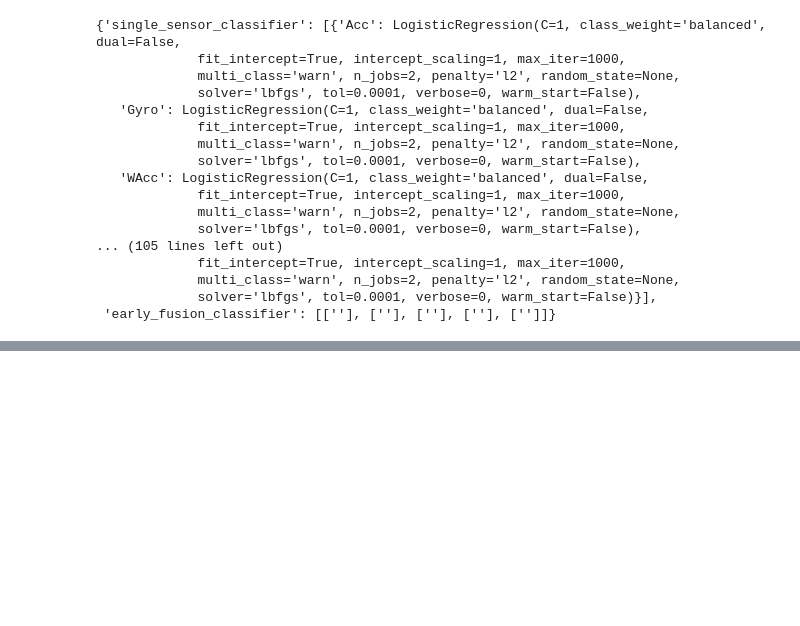
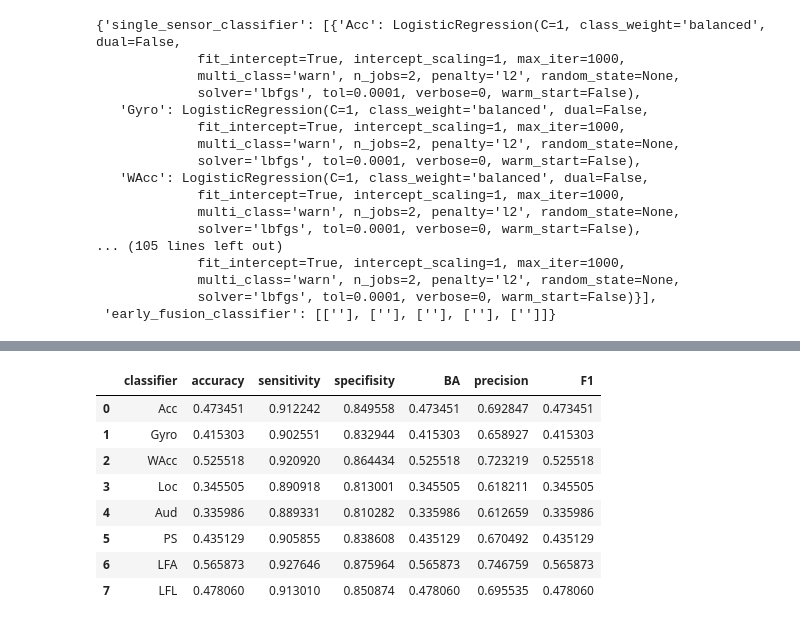
Before and after one commit to dlab-idc/Extra-Sensory, a Jupyter notebook: src/Classifiers.ipynb, the cells around one changed output, grey strips where cells are left out. Saved outputs shown, nothing was run; the diff lists cells and outputs as text; code cells hidden in the pictures; blank space fills up the shorter version.

Commit message:
adding performance evalution

```diff
--- a/src/Classifiers.ipynb
+++ b/src/Classifiers.ipynb
@@ -304,11 +191,0 @@ predictions_test = np.array(predictions_test)
-# %%
-y_pred = []
-
-for i, model in enumerate(models):
-    X_test = predictions_test[:, :, i].T
-
-    y_pred.append(model.predict_proba(X_test)[:, 1])
-
-y_pred_proba = np.array(y_pred)
-
-y_pred = np.argmax(y_pred_proba.T, axis=1)
@@ -363,8 +191,0 @@ def get_stats(prediction, labels):
-# %%
-sensitivity, specifisity, accuracy, BA, precision = get_stats(y_pred, y_fold_test)
-
-sensitivity
-specifisity
-accuracy
-BA
-precision
@@ -384,0 +978,38 @@ precision_score(y_fold_test, y_pred, average='macro')
+# %%
+evalutions_dict = dict()
+
+# Single sensor
+feature_names = get_feature_names(standard_X_test, ['label'])  # In this case we using the data with our label!
+sensor_names = get_sensor_names(feature_names)
+
+for sensor_name in sensor_names:
+    single_sesnor_state = single_sensors_states_dict[sensor_name]
+    sensitivity, specifisity, accuracy, precision, BA, F1 =\
+        get_evaluations_metric_scores(single_sesnor_state[0],
+                                      single_sesnor_state[1], single_sesnor_state[2], single_sesnor_state[3])
+    insert_values_to_evaluations_dict(evalutions_dict, sensor_name,
+                                 sensitivity, specifisity, accuracy, precision, BA, F1)
+
+# LFA
+sensitivity, specifisity, accuracy, precision, BA, F1 =\
+    get_evaluations_metric_scores(LFA_states[0], LFA_states[1], LFA_states[2], LFA_states[3])
+insert_values_to_evaluations_dict(evalutions_dict, "LFA",
+                                 sensitivity, specifisity, accuracy, precision, BA, F1)
+
+# LFL
+sensitivity, specifisity, accuracy, precision, BA, F1 =\
+    get_evaluations_metric_scores(LFL_states[0], LFL_states[1], LFL_states[2], LFL_states[3])
+insert_values_to_evaluations_dict(evalutions_dict, "LFL",
+                                 sensitivity, specifisity, accuracy, precision, BA, F1)
+
+pd.DataFrame.from_dict(evalutions_dict)
+# %% [output]
+|  | classifier | accuracy | sensitivity | specifisity | BA | precision | F1 |
+| 0 | Acc | 0.473451 | 0.912242 | 0.849558 | 0.473451 | 0.692847 | 0.473451 |
+| 1 | Gyro | 0.415303 | 0.902551 | 0.832944 | 0.415303 | 0.658927 | 0.415303 |
+| 2 | WAcc | 0.525518 | 0.920920 | 0.864434 | 0.525518 | 0.723219 | 0.525518 |
+| 3 | Loc | 0.345505 | 0.890918 | 0.813001 | 0.345505 | 0.618211 | 0.345505 |
+| 4 | Aud | 0.335986 | 0.889331 | 0.810282 | 0.335986 | 0.612659 | 0.335986 |
+| 5 | PS | 0.435129 | 0.905855 | 0.838608 | 0.435129 | 0.670492 | 0.435129 |
+| 6 | LFA | 0.565873 | 0.927646 | 0.875964 | 0.565873 | 0.746759 | 0.565873 |
+| 7 | LFL | 0.478060 | 0.913010 | 0.850874 | 0.478060 | 0.695535 | 0.478060 |
```
Also changed, not shown: parts of 22 cells of this notebook, 2 other files.
